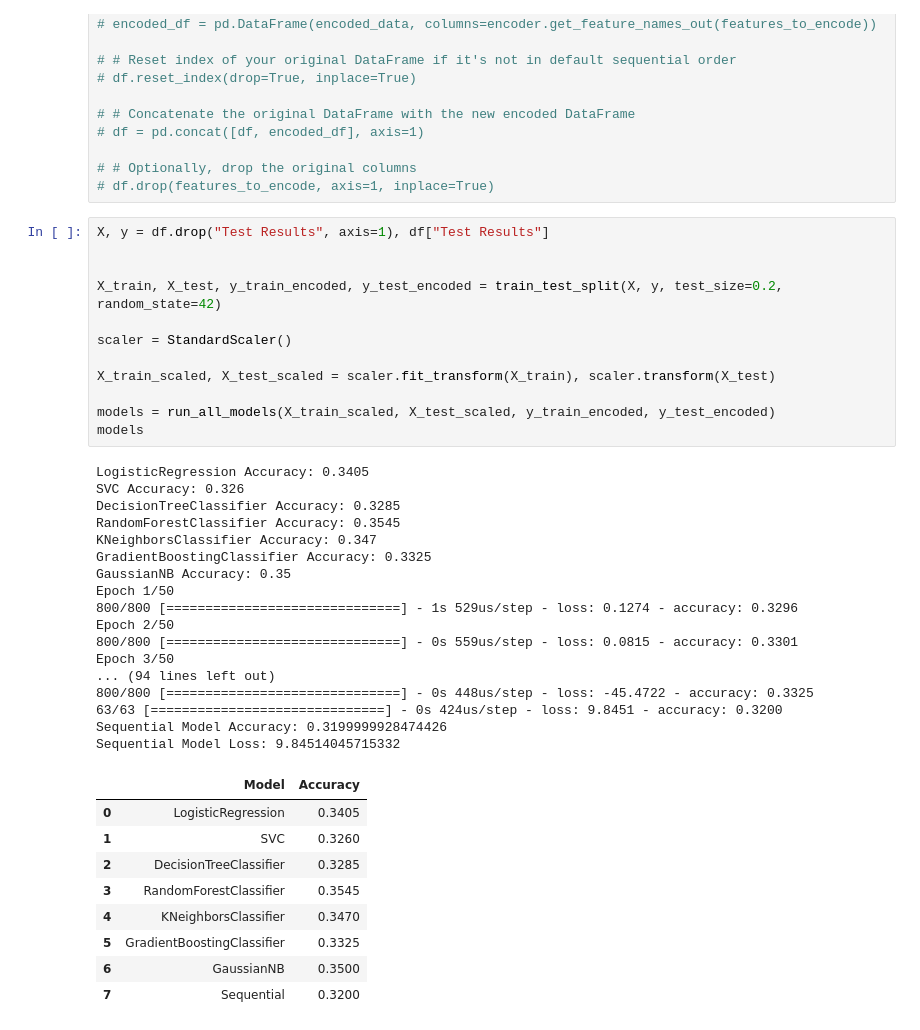
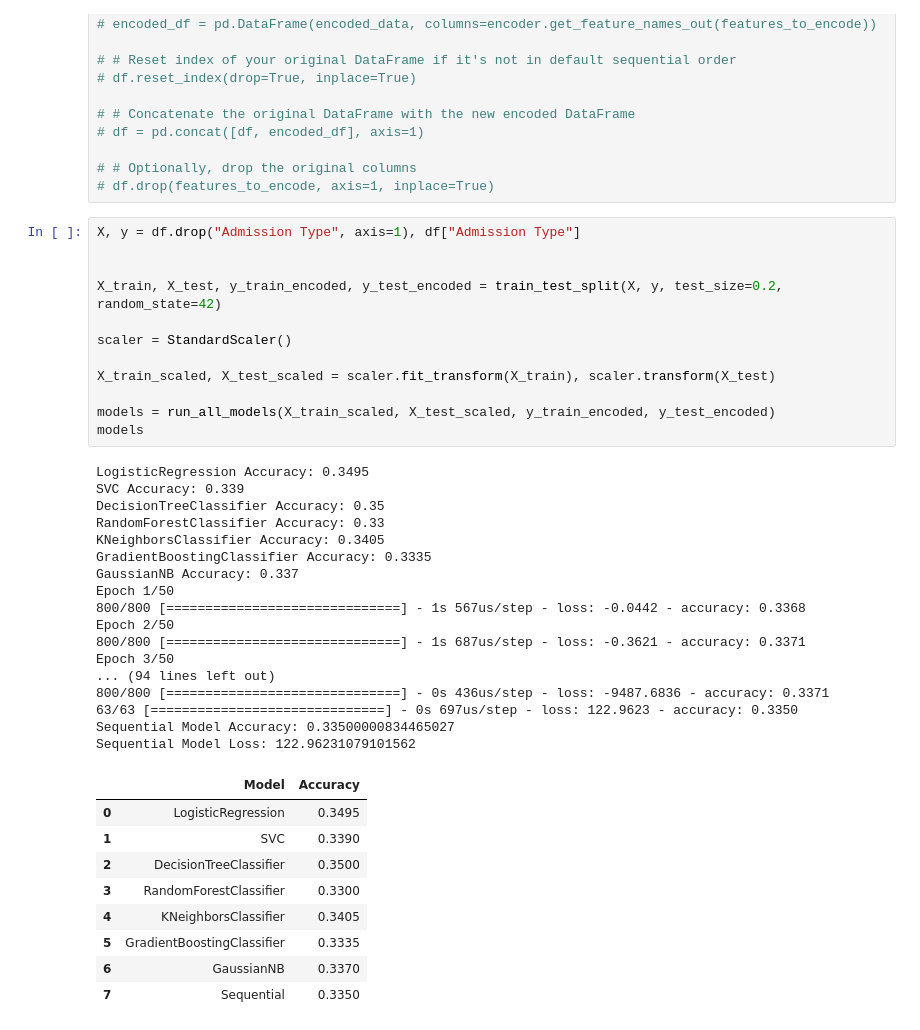
Before and after one commit to MaukanMir/Health-Care-Classifier, a Jupyter notebook: training.ipynb, the cells around one changed output. Drawn from its saved outputs; the diff is of its cells as text.

Commit message:
Model still performs poorly

```diff
--- a/training.ipynb
+++ b/training.ipynb
@@ -214,42 +214,42 @@ for col in features_to_encode:
 # # Optionally, drop the original columns
 # df.drop(features_to_encode, axis=1, inplace=True)
 # %%
-X, y = df.drop("Test Results", axis=1), df["Test Results"]
+X, y = df.drop("Admission Type", axis=1), df["Admission Type"]
 
 
 X_train, X_test, y_train_encoded, y_test_encoded = train_test_split(X, y, test_size=0.2, random_state=42)
 
 scaler = StandardScaler()
 
 X_train_scaled, X_test_scaled = scaler.fit_transform(X_train), scaler.transform(X_test)
 
 models = run_all_models(X_train_scaled, X_test_scaled, y_train_encoded, y_test_encoded)
 models
 # %% [output]
-LogisticRegression Accuracy: 0.3405
-SVC Accuracy: 0.326
-DecisionTreeClassifier Accuracy: 0.3285
-RandomForestClassifier Accuracy: 0.3545
-KNeighborsClassifier Accuracy: 0.347
-GradientBoostingClassifier Accuracy: 0.3325
-GaussianNB Accuracy: 0.35
+LogisticRegression Accuracy: 0.3495
+SVC Accuracy: 0.339
+DecisionTreeClassifier Accuracy: 0.35
+RandomForestClassifier Accuracy: 0.33
+KNeighborsClassifier Accuracy: 0.3405
+GradientBoostingClassifier Accuracy: 0.3335
+GaussianNB Accuracy: 0.337
 Epoch 1/50
-800/800 [==============================] - 1s 529us/step - loss: 0.1274 - accuracy: 0.3296
+800/800 [==============================] - 1s 567us/step - loss: -0.0442 - accuracy: 0.3368
 Epoch 2/50
-800/800 [==============================] - 0s 559us/step - loss: 0.0815 - accuracy: 0.3301
+800/800 [==============================] - 1s 687us/step - loss: -0.3621 - accuracy: 0.3371
 Epoch 3/50
 ... (94 lines left out)
-800/800 [==============================] - 0s 448us/step - loss: -45.4722 - accuracy: 0.3325
-63/63 [==============================] - 0s 424us/step - loss: 9.8451 - accuracy: 0.3200
-Sequential Model Accuracy: 0.3199999928474426
-Sequential Model Loss: 9.84514045715332
+800/800 [==============================] - 0s 436us/step - loss: -9487.6836 - accuracy: 0.3371
+63/63 [==============================] - 0s 697us/step - loss: 122.9623 - accuracy: 0.3350
+Sequential Model Accuracy: 0.33500000834465027
+Sequential Model Loss: 122.96231079101562
 |  | Model | Accuracy |
-| 0 | LogisticRegression | 0.3405 |
-| 1 | SVC | 0.3260 |
-| 2 | DecisionTreeClassifier | 0.3285 |
-| 3 | RandomForestClassifier | 0.3545 |
-| 4 | KNeighborsClassifier | 0.3470 |
-| 5 | GradientBoostingClassifier | 0.3325 |
-| 6 | GaussianNB | 0.3500 |
-| 7 | Sequential | 0.3200 |
+| 0 | LogisticRegression | 0.3495 |
+| 1 | SVC | 0.3390 |
+| 2 | DecisionTreeClassifier | 0.3500 |
+| 3 | RandomForestClassifier | 0.3300 |
+| 4 | KNeighborsClassifier | 0.3405 |
+| 5 | GradientBoostingClassifier | 0.3335 |
+| 6 | GaussianNB | 0.3370 |
+| 7 | Sequential | 0.3350 |
 # %%
```
Also changed, not shown: parts of 1 cell of this notebook.
